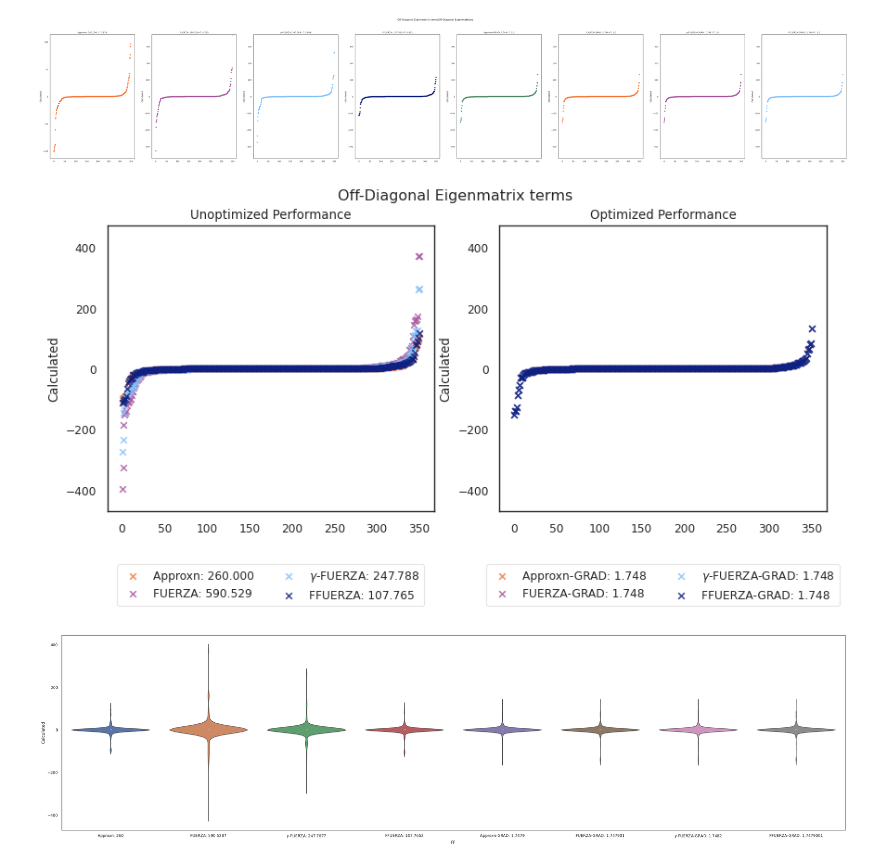
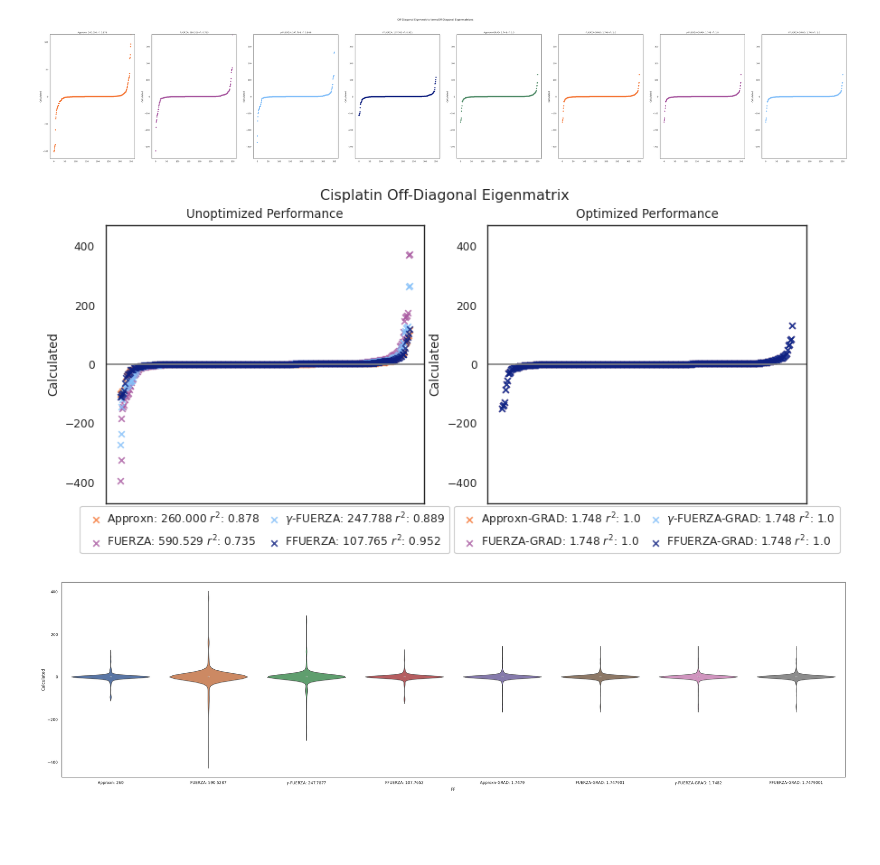
Before and after one commit to Q2MM/q2mm, a Jupyter notebook: projects/fuerza_SI/cisplatin/cisplatin_figures.ipynb, the cells around one changed output. Saved outputs shown, nothing was run; the diff lists cells and outputs as text; code cells hidden in the pictures; blank space fills up the shorter version.

Commit message:
updated cisplatin gsff ipynb

```diff
--- a/projects/fuerza_SI/cisplatin/cisplatin_figures.ipynb
+++ b/projects/fuerza_SI/cisplatin/cisplatin_figures.ipynb
@@ -192,39 +192,40 @@ plot_off_diag_scatter(eigenmatrix_scores, r2_score_labels, 'Off-Diagonal Eigenma
 # %%
 def off_diag_scatter(score_matrices:list, total_scores:list, title:str=''):
     fig, ax = plt.subplots(1, 2, figsize=(10, 4))
-    fig.suptitle('Off-Diagonal Eigenmatrix terms'+title)
+    fig.suptitle('Cisplatin Off-Diagonal Eigenmatrix'+title)
     palette = itertools.cycle(zesty_palette)
     palette_opt = itertools.cycle(zesty_palette)
     max_y = 0.
 
     for i, run in enumerate(score_matrices):
         off_diag = run.loc[run['Reference'] == 0.0000]
         off_diag = off_diag.loc[off_diag['Weight'] != 0.0000]
         off_diag = off_diag.sort_values(by='Calculated', ignore_index=True)
 
         if any(opt_flag in total_scores[i] for opt_flag in ['Opt', 'OPT', 'GRAD', 'HO']):
             color = next(palette_opt)
             axis=1
         else:
             color = next(palette)
             axis=0
 
-        seaborn.regplot(data=off_diag, x=off_diag.index, label=total_scores[i], y='Calculated', marker='x', fit_reg=False, ax=ax[axis], color=color)
+        seaborn.regplot(data=off_diag, x=off_diag.index, label=r2_score_labels[i], y='Calculated', marker='x', fit_reg=False, ax=ax[axis], color=color)
         max_y = max(max_y, max(off_diag['Calculated']))
 
     max_y = max_y + 100
     ax[0].set_ylim(top=max_y, bottom=-max_y)
     ax[1].set_ylim(top=max_y, bottom=-max_y)
     ax[0].set_title('Unoptimized Performance')
     ax[1].set_title('Optimized Performance')
-    ax[0].legend(bbox_to_anchor=(0.5, -0.25), loc='lower center', fancybox=True, framealpha=0.5, ncol=2)
-    ax[1].legend(bbox_to_anchor=(0.5, -0.25), loc='lower center', fancybox=True, framealpha=0.5, ncol=2)
-
+    ax[0].legend(bbox_to_anchor=(0.5, -0.2), loc='lower center', fancybox=True, framealpha=1, ncol=2, columnspacing=0.3, handletextpad=0.)
+    ax[1].legend(bbox_to_anchor=(0.5, -0.2), loc='lower center', fancybox=True, framealpha=1, ncol=2, columnspacing=0.3, handletextpad=0.)
+    ax[0].axhline(y=0, color='gray')
+    ax[1].axhline(y=0, color='gray')
     plt.show()
 
 off_diag_scatter(eigenmatrix_scores, score_sums)
 # %% [output]
-[figure, old version]
+[figure, new version]
 # %%
 plot_off_diag_violin(static_scores, static_score, eigenmatrix_scores[1:], score_sums[1:])
 # %% [output]
```
Also changed, not shown: parts of 2 cells of this notebook.
